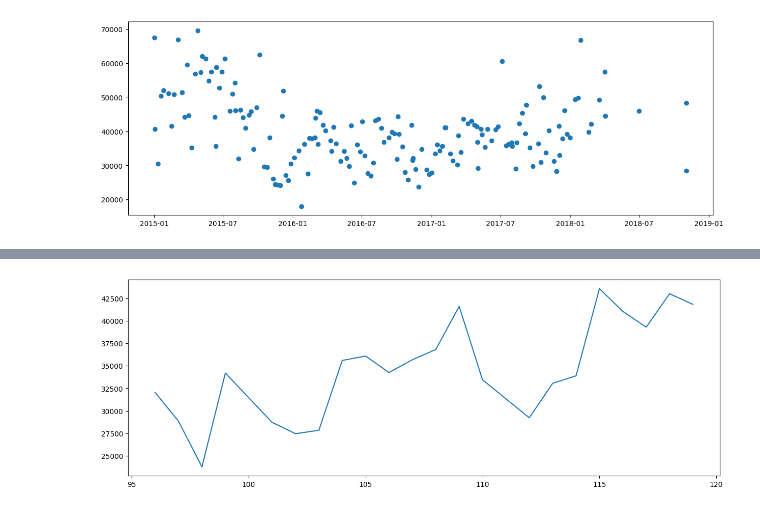
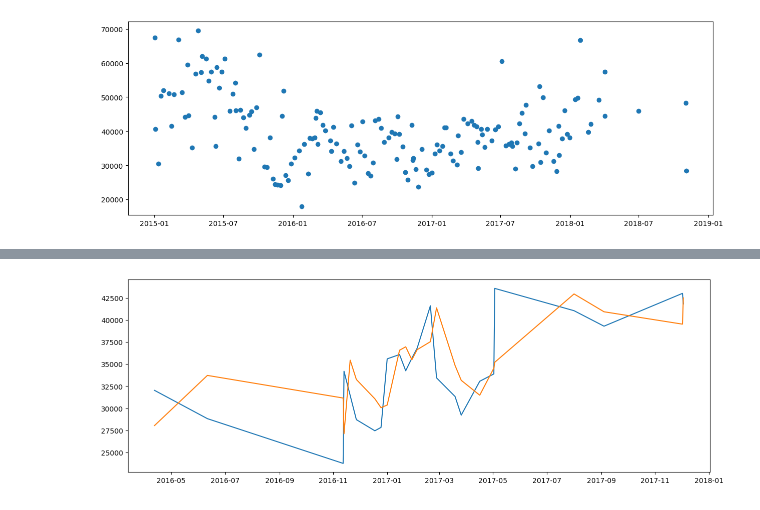
Before and after one commit to OatKID/RegressionMiniProject, a Jupyter notebook: algorithm/Envi/1_predict_1/linear_regression_TSS.ipynb, the cells around one changed output, grey strips where cells are left out. Saved outputs shown, nothing was run; the diff lists cells and outputs as text; code cells hidden in the pictures.

Commit message:
Sort date and plot

```diff
--- a/algorithm/Envi/1_predict_1/linear_regression_TSS.ipynb
+++ b/algorithm/Envi/1_predict_1/linear_regression_TSS.ipynb
@@ -118,7 +118,8 @@ The R2 score: 0.3495875036078304
 # %%
 plt.figure(figsize=(15,5))
-plt.plot(y_test['y'])
+plt.plot(y_test["Date"].sort_values(), y_test['y'])
+plt.plot(y_test["Date"].sort_values(), y_predict)
 
 plt.show()
 # %% [output]
-[figure, old version]
+[figure, new version]
```
Also changed, not shown: parts of 2 cells of this notebook, 1 other file.
